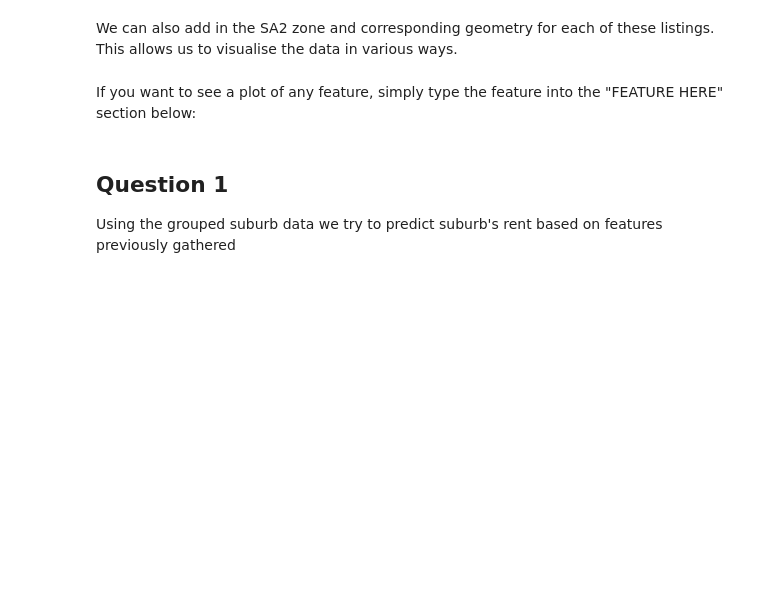
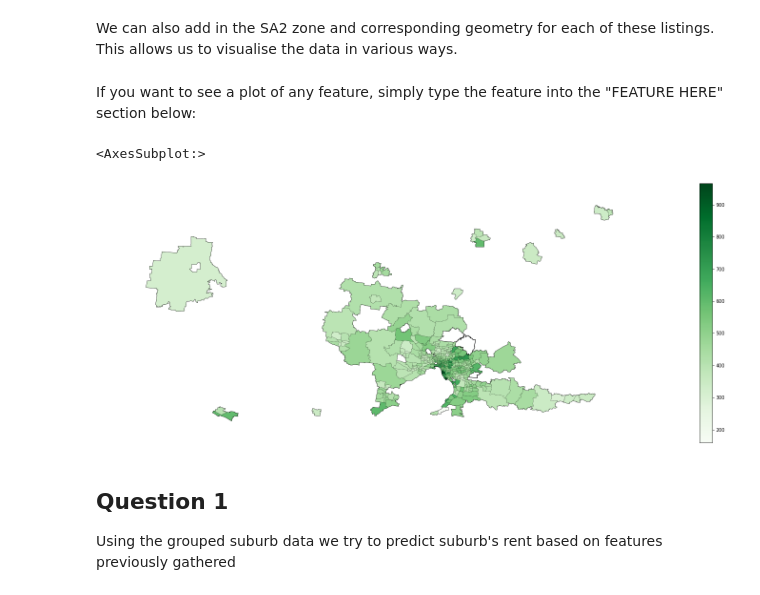
Before and after one commit to MAST30034-Applied-Data-Science/generic-real-estate-consulting-project-group-32, a Jupyter notebook: notebooks/overall_notebook.ipynb, the cells around one changed output. Saved outputs shown, nothing was run; the diff lists cells and outputs as text; code cells hidden in the pictures; blank space fills up the shorter version.

```diff
--- a/notebooks/overall_notebook.ipynb
+++ b/notebooks/overall_notebook.ipynb
@@ -139,17 +114,20 @@ sa2_grouped = sa2_grouped[sa2_grouped["geometry"] != None]
 If you want to see a plot of any feature, simply type the feature into the "FEATURE HERE" section below:
 # %%
 # Plot the lines for the visualisation
-ax = gplt.polyplot(sa2_grouped, figsize=(100, 50))
+ax = gplt.polyplot(sa2_grouped, figsize=(30, 10))
 # create a heatmap based on a particular feature
 gplt.choropleth(
   sa2_grouped,
-  hue="weekly_rent",
+  hue="FEATURE HERE",
   edgecolor="black",
   linewidth=0.1,
   cmap="Greens",
   legend=True,
   ax=ax
 )
+# %% [output]
+<AxesSubplot:>
+[figure, added]
 # %% [markdown]
 ## Question 1
 Using the grouped suburb data we try to predict suburb's rent based on features previously gathered
```
Also changed, not shown: parts of 11 cells of this notebook, 2 other files.
